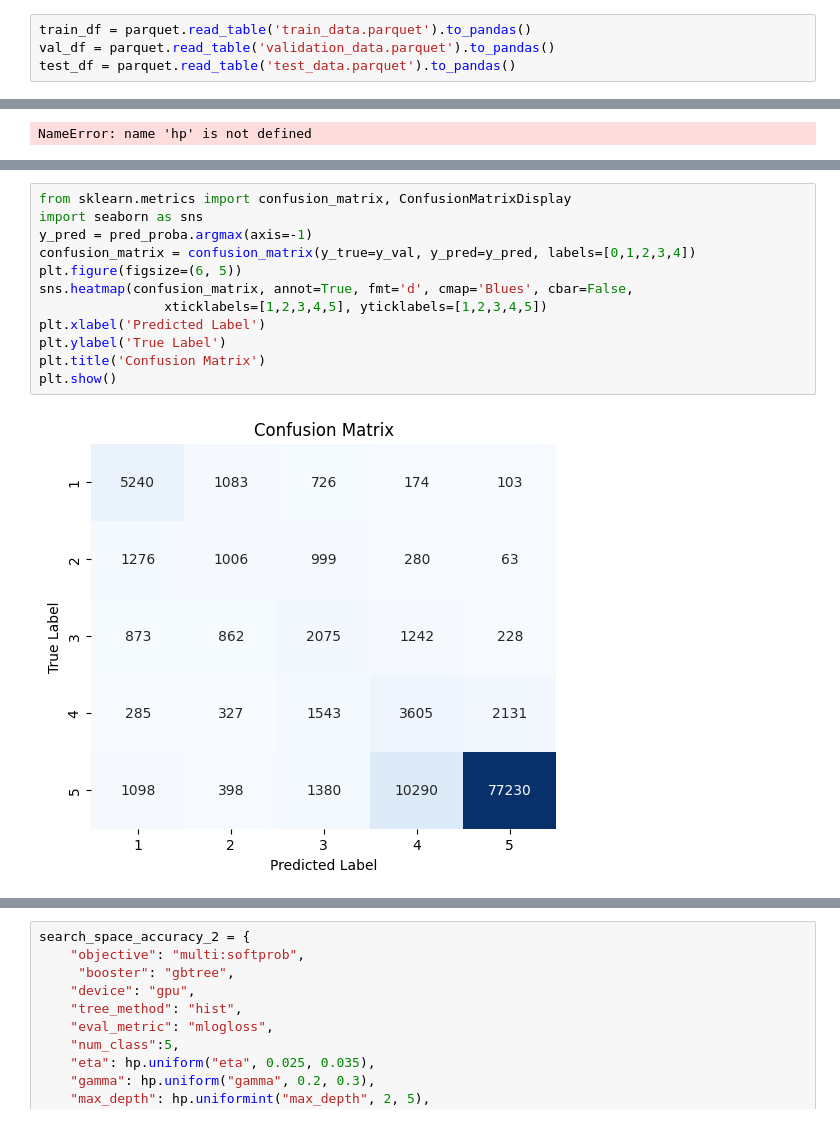
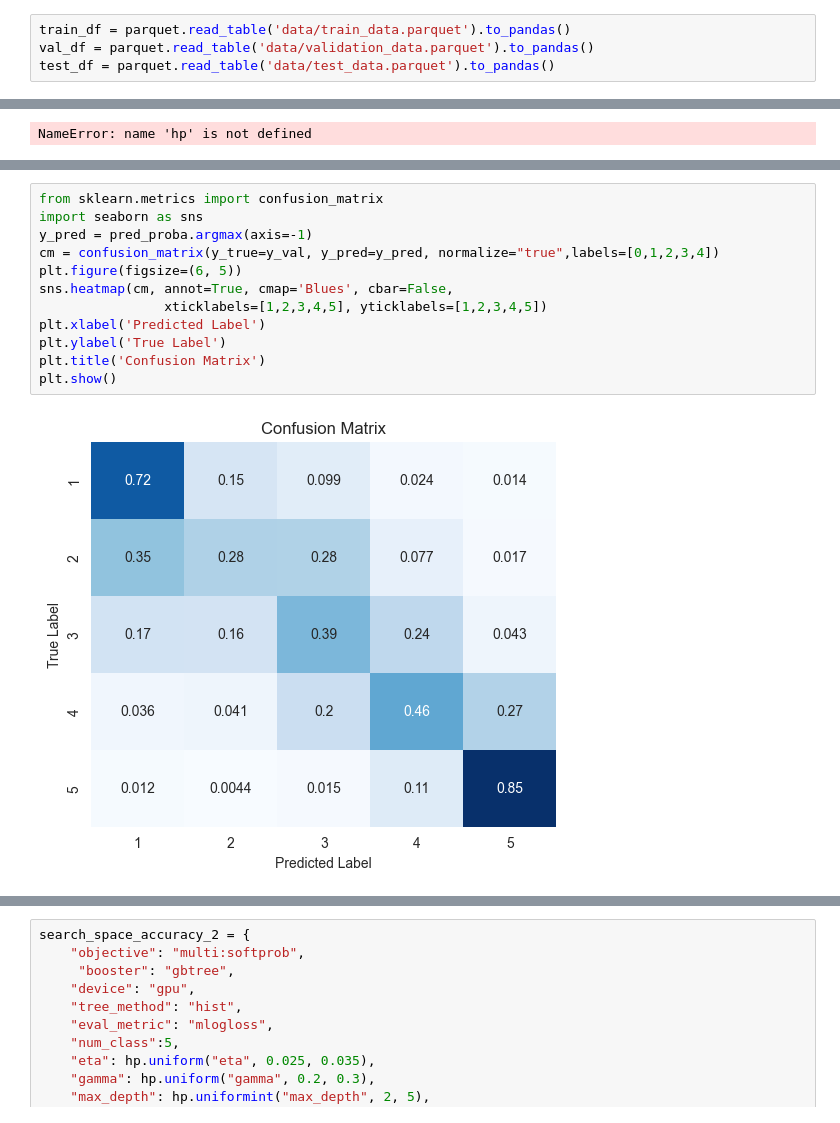
Before and after one commit to aparna-suresh/AI-Portfolio, a Jupyter notebook: xgboost/3_amazon_review_xgboost_full_model.ipynb, the cells around one changed output, grey strips where cells are left out. Cells and saved outputs as stored; diff of their text form.

```diff
--- a/xgboost/3_amazon_review_xgboost_full_model.ipynb
+++ b/xgboost/3_amazon_review_xgboost_full_model.ipynb
@@ -9,9 +9,9 @@ import matplotlib.pyplot as plt
 import warnings
 warnings.filterwarnings("ignore")
 # %%
-train_df = parquet.read_table('train_data.parquet').to_pandas()
-val_df = parquet.read_table('validation_data.parquet').to_pandas()
-test_df = parquet.read_table('test_data.parquet').to_pandas()
+train_df = parquet.read_table('data/train_data.parquet').to_pandas()
+val_df = parquet.read_table('data/validation_data.parquet').to_pandas()
+test_df = parquet.read_table('data/test_data.parquet').to_pandas()
 # %%
 experiment_name = "Amazon Review XGBoost Full Model"
 mlflow.set_experiment(experiment_name)
@@ -297,14 +302,14 @@ print(metrics)
 # %%
-from sklearn.metrics import confusion_matrix, ConfusionMatrixDisplay
+from sklearn.metrics import confusion_matrix
 import seaborn as sns
 y_pred = pred_proba.argmax(axis=-1)
-confusion_matrix = confusion_matrix(y_true=y_val, y_pred=y_pred, labels=[0,1,2,3,4])
+cm = confusion_matrix(y_true=y_val, y_pred=y_pred, normalize="true",labels=[0,1,2,3,4])
 plt.figure(figsize=(6, 5))
-sns.heatmap(confusion_matrix, annot=True, fmt='d', cmap='Blues', cbar=False,
+sns.heatmap(cm, annot=True, cmap='Blues', cbar=False,
                 xticklabels=[1,2,3,4,5], yticklabels=[1,2,3,4,5])
 plt.xlabel('Predicted Label')
 plt.ylabel('True Label')
 plt.title('Confusion Matrix')
 plt.show()
 # %% [output]
-[figure, old version]
+[figure, new version]
```
Also changed, not shown: parts of 5 cells of this notebook, 2 other files.
